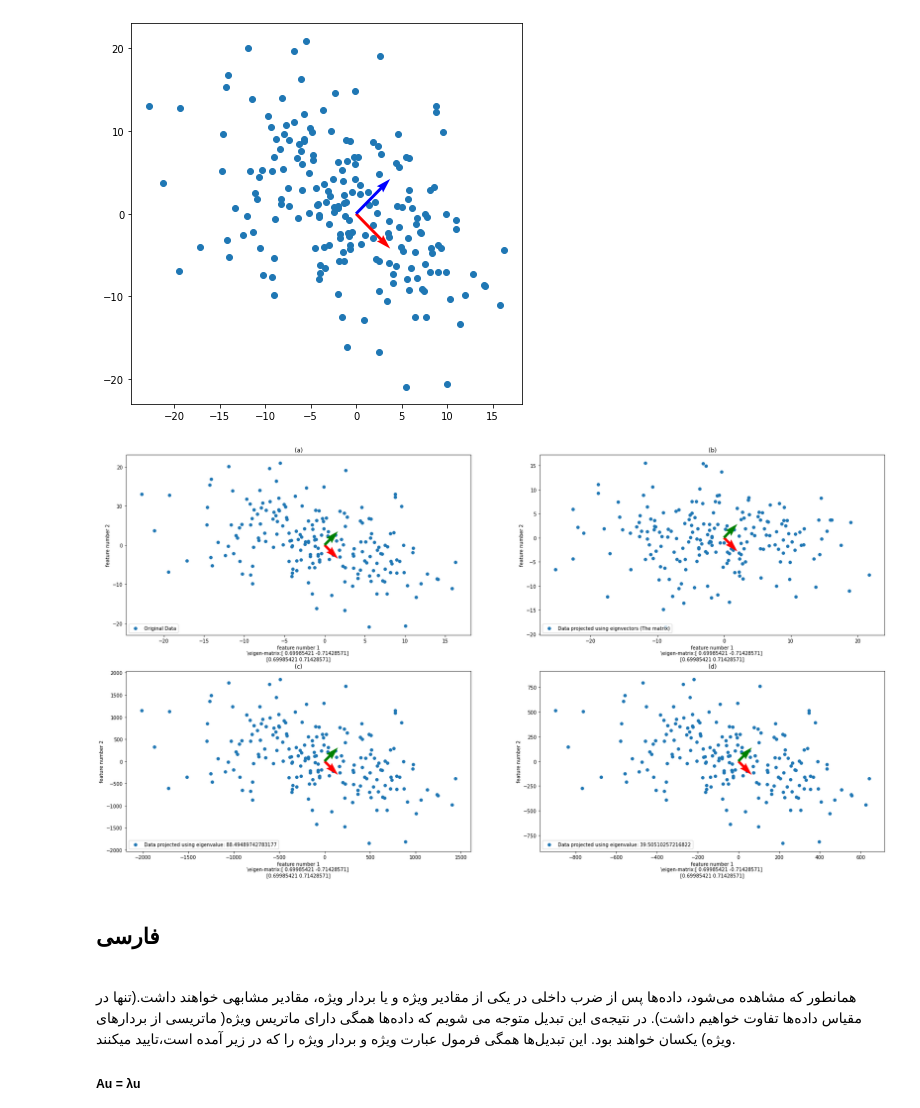
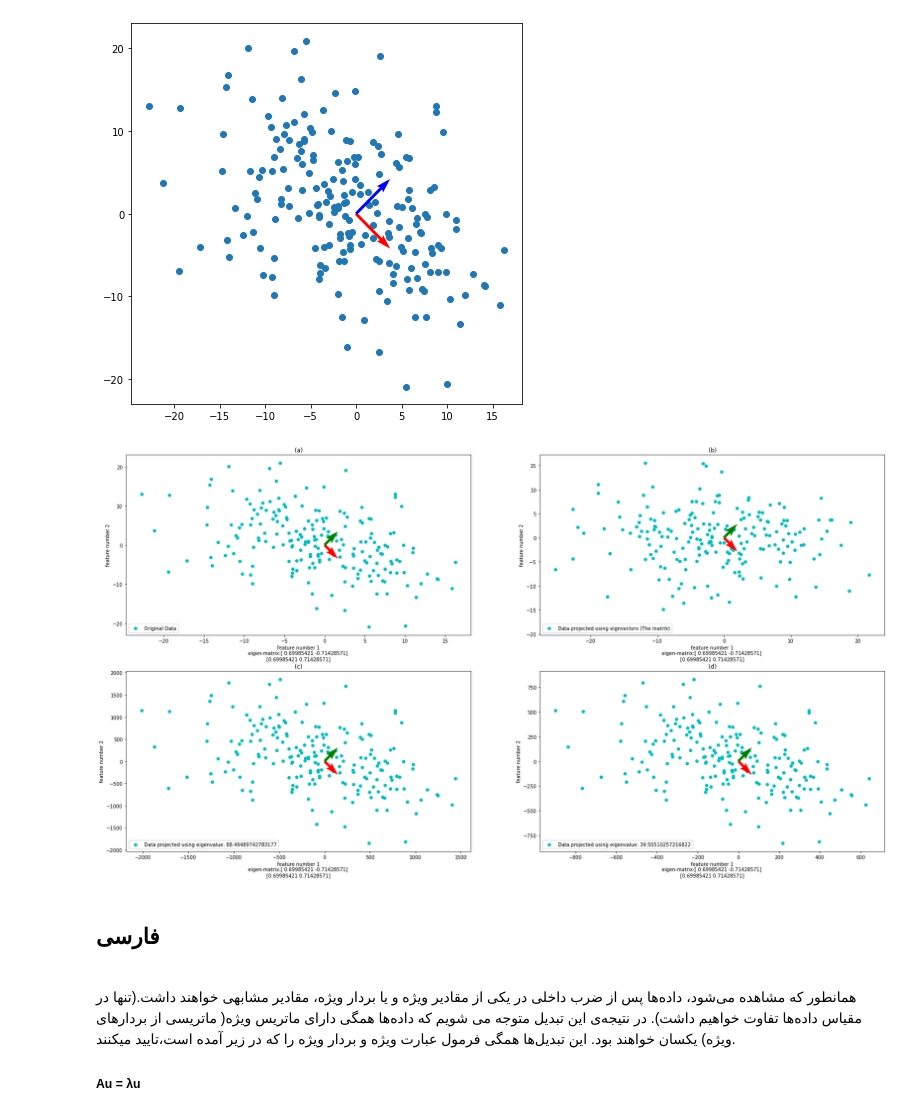
Before and after one commit to amindadgar/Pattern-Recognition, a Jupyter notebook: HW1.ipynb, the cells around one changed output. Cells and saved outputs as stored; diff of their text form; code cells hidden in the pictures.

```diff
--- a/HW1.ipynb
+++ b/HW1.ipynb
@@ -221,12 +221,12 @@ plt.show()
 ############## Projecting Data using covariance vectors ################
 
 ## To avoid duplicate code we made this function to plot data using scatter and quiver plot
-def plot_scatter(X,Y, ax,legend , title, description=''):
+def plot_scatter(X,Y, ax,legend , title, description='', color='c'):
     eig_vec1, eig_vec2 = calculate_eigen_vectors(X,Y)
 
-    ax.scatter(X , Y)
+    ax.scatter(X , Y, c=color)
     ax.legend([legend], loc='lower left')
-    ax.set_xlabel(f'feature number 1\n\eigen-matrix:%s \n%s' % (eig_vec1,eig_vec2), description)
+    ax.set_xlabel(f'feature number 1\neigen-matrix:%s \n%s' % (eig_vec1,eig_vec2), description)
     ax.set_ylabel('feature number 2')
     ax.set_title(title)
 
@@ -239,34 +239,34 @@ def calculate_eigen_vectors(X,Y):
 
     ## get each eignvector
     eig_vec1 = eignvector[:,0]
     eig_vec2 = eignvector[:,1]
 
     ## Convert matrixes to array
     eig_vec1 = np.asarray(eig_vec1).flatten()
     eig_vec2 = np.asarray(eig_vec2).flatten()
 
     return eig_vec1, eig_vec2
 
 ## transform data
 ## Here we are multiplying each feature vector to covariance eignvectors (A 2 by 2 matrix as eignvectors)
 x_transformed = x.dot(eignvector)
 
 X_new = x_transformed[:,0]
 Y_new = x_transformed[:,1]
 ## Refining X_new and Y_new as a simple vector
 X_new = np.asarray(X_new).flatten()
 Y_new = np.asarray(Y_new).flatten()
 
 fig, axes = plt.subplots(2, 2, figsize=(28,15))
 
 plot_scatter(X,Y, axes[0][0], "Original Data", "(a)")
 plot_scatter(X_new, Y_new, axes[0][1], "Data projected using eignvectors (The matrix)","(b)")
 plot_scatter(X * eignvalue[0], Y * eignvalue[0], axes[1][0], f"Data projected using eigenvalue: %s" % eignvalue[0], "(c)")
 plot_scatter(X * eignvalue[1], Y * eignvalue[1], axes[1][1], f"Data projected using eigenvalue: %s" % eignvalue[1], "(d)")
 
 plt.show()
 # %% [output]
-[figure, old version]
+[figure, new version]
 # %% [markdown]
 <!DOCTYPE html>
 <html dir="rtl" lang="ar">
```
Also changed, not shown: parts of 4 cells of this notebook.
